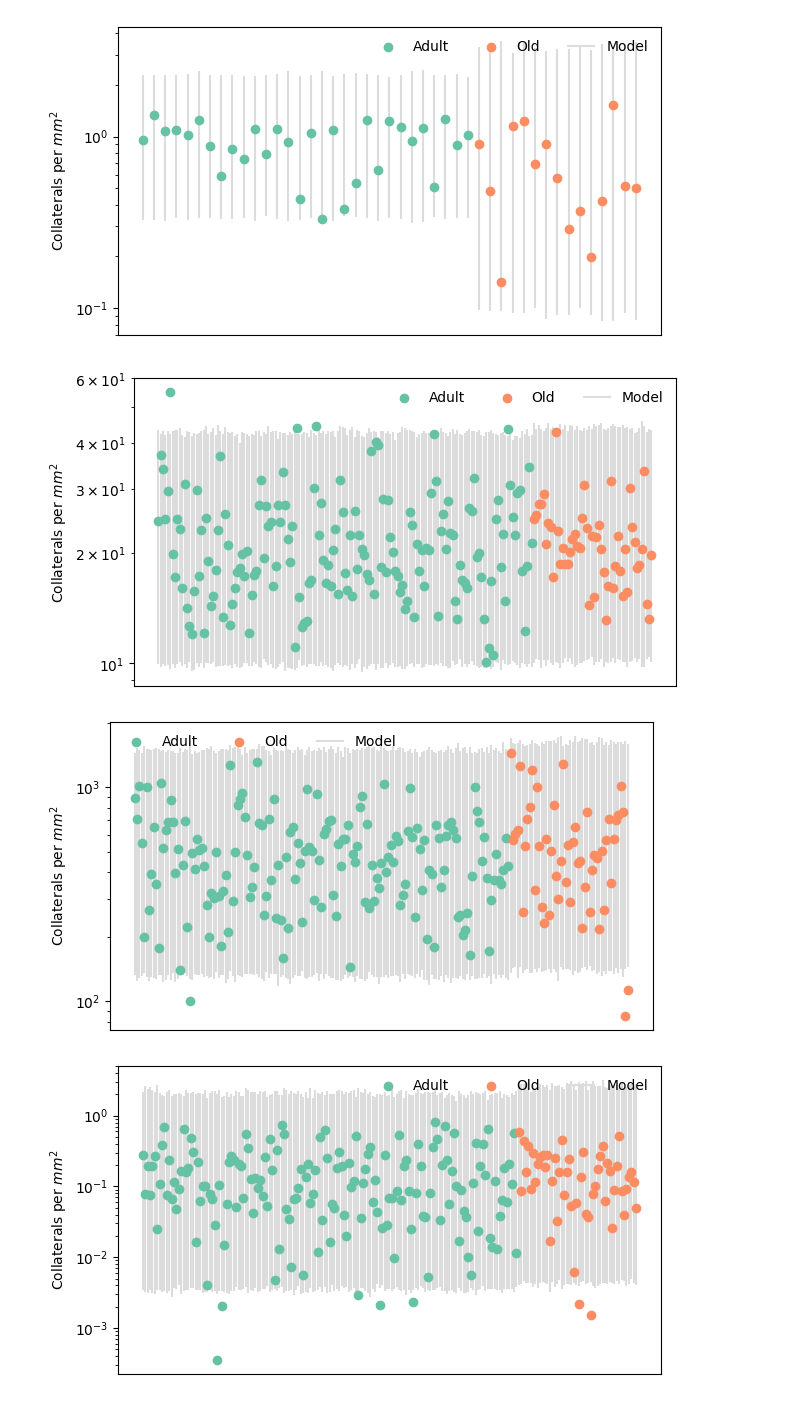
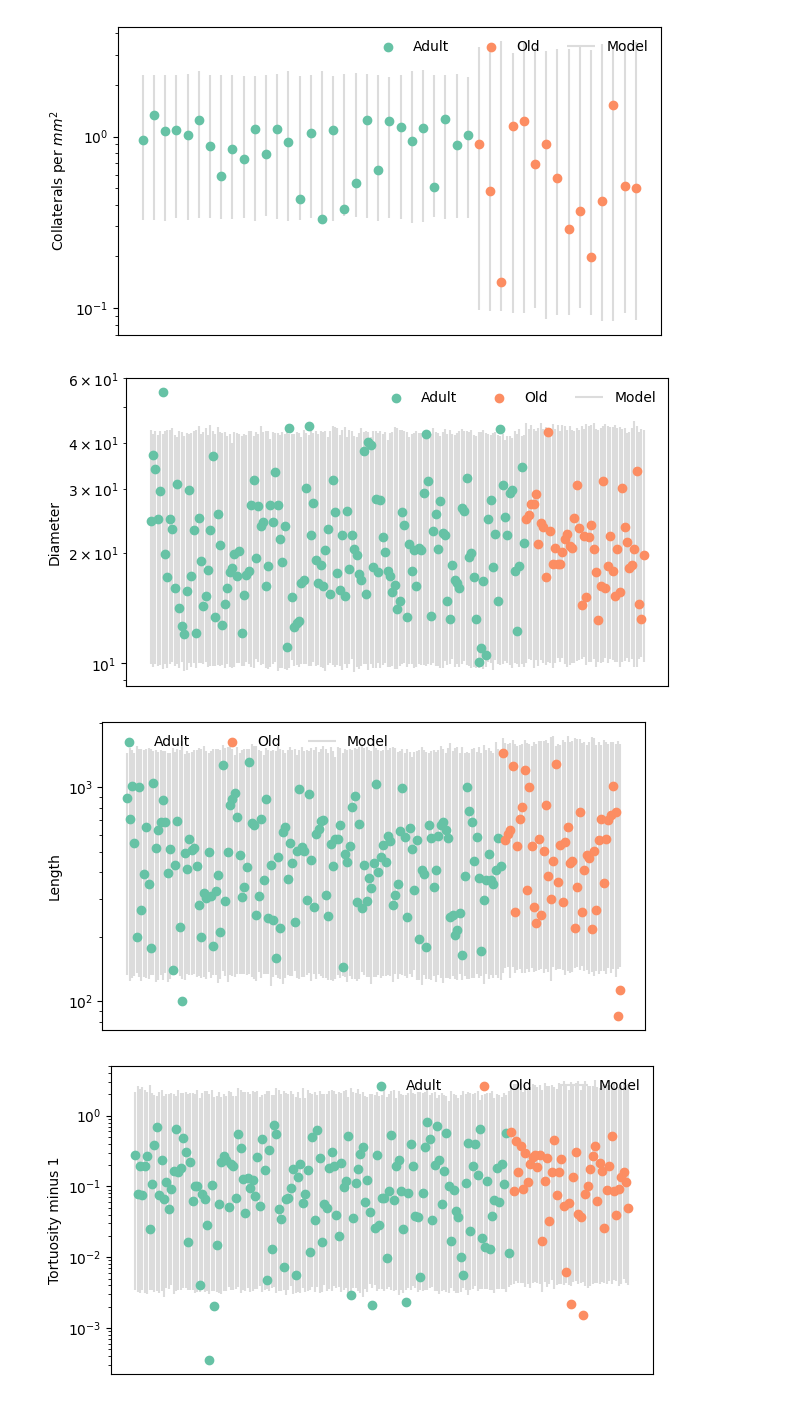
Before and after one commit to teddygroves/sphincter, a Jupyter notebook: sphincter/Supporting figures.ipynb, the cells around one changed output. Saved outputs shown, nothing was run; the diff lists cells and outputs as text; code cells hidden in the pictures.

```diff
--- a/sphincter/Supporting figures.ipynb
+++ b/sphincter/Supporting figures.ipynb
@@ -592,29 +623,29 @@ save_figure(f, "supporting-f7-ppc-density")
 # %%
 ycol_to_title = {
     "ln_diameter_mean": "Diameter",
     "ln_curved_length": "Length",
     "ln_m1_tortuosity": "Tortuosity minus 1"
 }
 
 for (ycol, title), idata in zip(
     ycol_to_title.items(),
     [idata_f7_diameter, idata_f7_curved_length, idata_f7_tortuosity]
 ):
     f, ax = plt.subplots(figsize=[7, 4])
     y = np.exp(msts_f7_ctls[ycol])
     yrep = np.exp(idata.posterior_predictive[ycol])
     plot_obs(ax, y, cat=msts_f7_ctls["age"]);
     plot_predictive(ax, yrep, zorder=-1, cat=msts_f7_ctls["age"], label="model");
     ax.semilogy()
     ax.set_ylabel(title)
     handles, labels = plt.gca().get_legend_handles_labels()
     by_label = dict(zip(map(format_name, labels), handles))
     ax.semilogy()
     ax.set_xticks([])
-    ax.set_ylabel("Collaterals per $mm^2$");
+    ax.set_ylabel(title.lower().capitalize());
     ax.legend(by_label.values(), by_label.keys(), frameon=False, ncol=3);
     save_figure(f, f"supporting-f7-ppc-{title.lower().replace(" ", "-")}")
 # %% [output]
-[figure, old version]
+[figure, new version]
-[figure, old version]
+[figure, new version]
-[figure, old version]
+[figure, new version]
```
Also changed, not shown: parts of 8 cells of this notebook, 41 other files.
